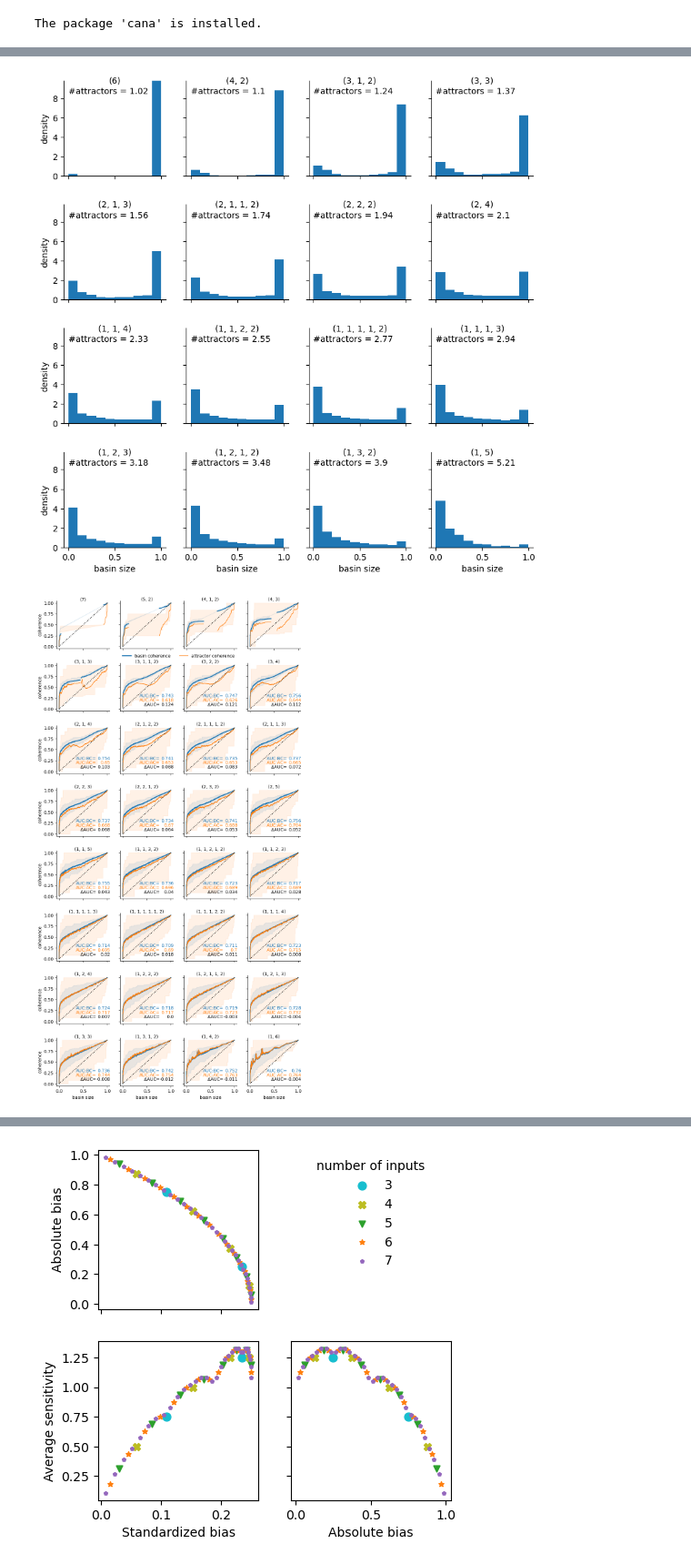
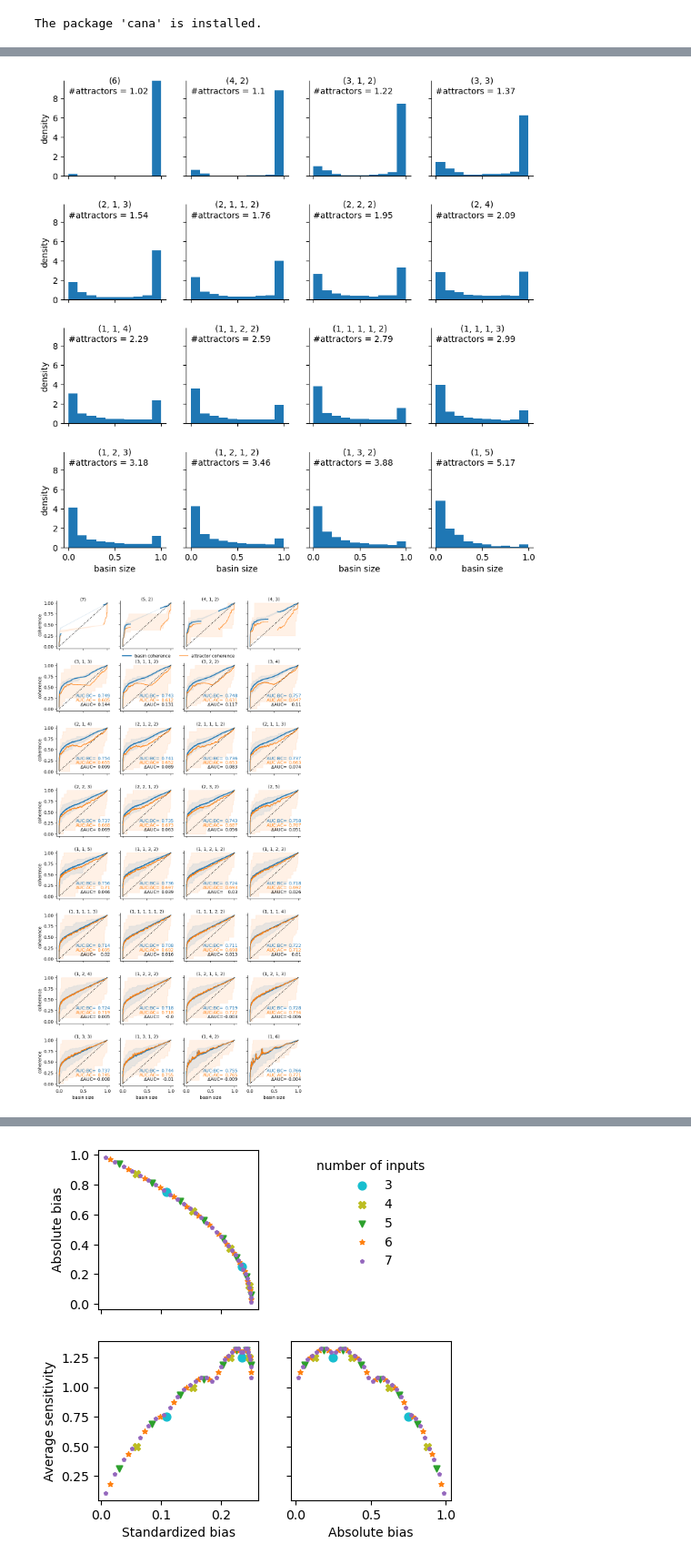
Before and after one commit to ckadelka/AttractorCoherence, a Jupyter notebook: analyze_data.ipynb, the cells around one changed output, grey strips where cells are left out. Shown at 91% size. Cells and saved outputs as stored; diff of their text form; code cells hidden in the pictures.

```diff
--- a/analyze_data.ipynb
+++ b/analyze_data.ipynb
@@ -72,6 +73,23 @@ def get_auc(x,y,n_points):
         distances_to_x_value = np.abs(x_sorted - x_value)
         y_equidistant.append( np.mean(y_sorted[distances_to_x_value == min(distances_to_x_value)]) )
     return np.mean(y_equidistant)
+
+
+# Alternate AUC function
+def get_auc(x,y,n_points):
+    assert len(x)==len(y),'x and y need to be of same length'
+    indices = np.argsort(x)
+    x_sorted = np.sort(x)
+    y_sorted = np.array(y)[indices]
+    x_equidistant = np.linspace(x_sorted[0],x_sorted[-1],n_points)
+    y_mean = []
+    for i in range(len(x_equidistant)-1):
+        mask = (x_sorted >= x_equidistant[i]) & (x_sorted < x_equidistant[i+1])
+        if np.any(mask):
+            y_mean.append(np.mean(y_sorted[mask]))
+        else:
+            y_mean.append(0)  # or np.nan, depending on how you want to handle empty bins
+    return np.mean(y_mean)
 # %%
 num_simulations = 10000
 N = 12
@@ -259,6 +277,7 @@ Effective degree         1.554760
 num_simulations = 10000
 N = 12
 ns = [3,4,5,6,7]
+
 attractor_coherencess = []
 attractor_lengthss = []
 basin_coherencess = []
@@ -275,13 +294,14 @@ for i,n in enumerate(ns):
     for w in range(1,2**(n-1),2):
         layer_structure = boolforge.get_layer_structure_of_an_NCF_given_its_Hamming_weight(n,w)[-1]
         layer_structuress[-1].append(layer_structure)
-        filename = f'data/effdeg_frozen_layeredcanBN_{N}_{n}_{layer_structure}_{num_simulations}.pkl'
+        filename = f'data/layeredcanBN_{N}_{n}_{layer_structure}_{num_simulations}.pkl'
         with open(filename, 'rb') as f:
             data = pickle.load(f)
 
-            attractor_coherencess[-1].append( np.array([entry for matrix in data['all_attractor_markov_matrix'] for entry in (matrix.diagonal() if len(matrix)>1 else matrix)]) )
+
+            attractor_coherencess[-1].append( np.array([entry for sub_list in data['all_attractor_coherences'] for entry in sub_list]) )
             attractor_lengthss[-1].append( np.array([len(entry) for sub_list in data['all_attractors'] for entry in sub_list]) )
-            basin_coherencess[-1].append( np.array([entry for sub_list in data['all_basin_coherence'] for entry in sub_list]) )
+            basin_coherencess[-1].append( np.array([entry for sub_list in data['all_basin_coherences'] for entry in sub_list]) )
             basin_sizess[-1].append( np.array([entry for sub_list in data['all_basin_sizes'] for entry in sub_list]) )
             #frozen_core_coherencess[-1].append( np.array([entry[-1] for sub_list in data['all_frozen_core_coherence'] for entry in sub_list]) )
 
@@ -291,11 +311,11 @@ for i,n in enumerate(ns):
 mean_attractor_coherencess = ([[np.mean(attractor_coherencess[i][j]) for j,layer_structure in enumerate(layer_structuress[i])] for i,n in enumerate(ns)])
 mean_basin_coherencess = ([[np.mean(basin_coherencess[i][j]) for j,layer_structure in enumerate(layer_structuress[i])] for i,n in enumerate(ns)])
 
-n_points = 1000
+n_points = 100
 auc_attractor_coherencess = ([[get_auc(basin_sizess[i][j],attractor_coherencess[i][j],n_points) for j,layer_structure in enumerate(layer_structuress[i])] for i,n in enumerate(ns)])
 auc_basin_coherencess = ([[get_auc(basin_sizess[i][j],basin_coherencess[i][j],n_points) for j,layer_structure in enumerate(layer_structuress[i])] for i,n in enumerate(ns)])
 
-max_gap_sizess = ([[max(np.sort(basin_sizess[i][j]/2**N)[1:]-np.sort(basin_sizess[i][j]/2**N)[:-1]) for j,layer_structure in enumerate(layer_structuress[i])] for i,n in enumerate(ns)])
+max_gap_sizess = ([[max(np.sort(basin_sizess[i][j])[1:]-np.sort(basin_sizess[i][j])[:-1]) for j,layer_structure in enumerate(layer_structuress[i])] for i,n in enumerate(ns)])
 
 max_length = 8
 avg_n_attractors = ([[len(basin_sizess[i][j])/num_simulations for j,layer_structure in enumerate(layer_structuress[i])] for i,n in enumerate(ns)])
@@ -316,28 +336,28 @@ for n in ns:
     for i in range(nrow):
         for j in range(ncol):
             idx = (i,j) if nrow>1 else j
-            difference_basin_sizes =np.sort(basin_sizess[index_n][ncol*i+j]/2**N)[1:]-np.sort(basin_sizess[index_n][ncol*i+j]/2**N)[:-1]
+            difference_basin_sizes =np.sort(basin_sizess[index_n][ncol*i+j])[1:]-np.sort(basin_sizess[index_n][ncol*i+j])[:-1]
             gap_size = max(difference_basin_sizes)
             ax[idx].spines[['right', 'top']].set_visible(False)
             indices = np.argsort(basin_sizess[index_n][ncol*i+j])
             if gap_size > max_gap_size:
                 index_gap = np.argmax(difference_basin_sizes)+1
             if gap_size > max_gap_size:
-                ax[idx].plot(basin_sizess[index_n][ncol*i+j][indices[:index_gap]]/2**N,rolling_mean(basin_coherencess[index_n][ncol*i+j][indices[:index_gap]],window_size),color=cmap(0),label='basin coherence',lw=2)
-                ax[idx].plot(basin_sizess[index_n][ncol*i+j][indices[:index_gap]]/2**N,rolling_mean(attractor_coherencess[index_n][ncol*i+j][indices[:index_gap]],window_size),color=cmap(1),label='attractor coherence',lw=1)
-                ax[idx].plot(basin_sizess[index_n][ncol*i+j][indices[index_gap:]]/2**N,rolling_mean(basin_coherencess[index_n][ncol*i+j][indices[index_gap:]],window_size),color=cmap(0),lw=2)
-                ax[idx].plot(basin_sizess[index_n][ncol*i+j][indices[index_gap:]]/2**N,rolling_mean(attractor_coherencess[index_n][ncol*i+j][indices[index_gap:]],window_size),color=cmap(1),lw=1)
+                ax[idx].plot(basin_sizess[index_n][ncol*i+j][indices[:index_gap]],rolling_mean(basin_coherencess[index_n][ncol*i+j][indices[:index_gap]],window_size),color=cmap(0),label='basin coherence',lw=2)
+                ax[idx].plot(basin_sizess[index_n][ncol*i+j][indices[:index_gap]],rolling_mean(attractor_coherencess[index_n][ncol*i+j][indices[:index_gap]],window_size),color=cmap(1),label='attractor coherence',lw=1)
+                ax[idx].plot(basin_sizess[index_n][ncol*i+j][indices[index_gap:]],rolling_mean(basin_coherencess[index_n][ncol*i+j][indices[index_gap:]],window_size),color=cmap(0),lw=2)
+                ax[idx].plot(basin_sizess[index_n][ncol*i+j][indices[index_gap:]],rolling_mean(attractor_coherencess[index_n][ncol*i+j][indices[index_gap:]],window_size),color=cmap(1),lw=1)
             else:
-                ax[idx].plot(basin_sizess[index_n][ncol*i+j][indices]/2**N,0.5*np.array(rolling_mean(basin_coherencess[index_n][ncol*i+j][indices],window_size)) + 0.5*np.array(rolling_mean(basin_coherencess[index_n][ncol*i+j][indices][::-1],window_size)[::-1]),color=cmap(0),label='basin coherence',lw=2)
-                ax[idx].plot(basin_sizess[index_n][ncol*i+j][indices]/2**N,0.5*np.array(rolling_mean(attractor_coherencess[index_n][ncol*i+j][indices],window_size)) + 0.5*np.array(rolling_mean(attractor_coherencess[index_n][ncol*i+j][indices][::-1],window_size)[::-1]),color=cmap(1),label='attractor coherence',lw=1)
+                ax[idx].plot(basin_sizess[index_n][ncol*i+j][indices],0.5*np.array(rolling_mean(basin_coherencess[index_n][ncol*i+j][indices],window_size)) + 0.5*np.array(rolling_mean(basin_coherencess[index_n][ncol*i+j][indices][::-1],window_size)[::-1]),color=cmap(0),label='basin coherence',lw=2)
+                ax[idx].plot(basin_sizess[index_n][ncol*i+j][indices],0.5*np.array(rolling_mean(attractor_coherencess[index_n][ncol*i+j][indices],window_size)) + 0.5*np.array(rolling_mean(attractor_coherencess[index_n][ncol*i+j][indices][::-1],window_size)[::-1]),color=cmap(1),label='attractor coherence',lw=1)
             if OPTION=='lines':
-                ax[idx].plot(basin_sizess[index_n][ncol*i+j][indices]/2**N,running_max(basin_coherencess[index_n][ncol*i+j][indices]),color=cmap(0),ls=':',lw=1)
-                ax[idx].plot(basin_sizess[index_n][ncol*i+j][indices]/2**N,running_min(basin_coherencess[index_n][ncol*i+j][indices]),color=cmap(0),ls=':',lw=1)
-                ax[idx].plot(basin_sizess[index_n][ncol*i+j][indices]/2**N,running_max(attractor_coherencess[index_n][ncol*i+j][indices]),color=cmap(1),ls=':',lw=1)
-                ax[idx].plot(basin_sizess[index_n][ncol*i+j][indices]/2**N,running_min(attractor_coherencess[index_n][ncol*i+j][indices]),color=cmap(1),ls=':',lw=1)
+                ax[idx].plot(basin_sizess[index_n][ncol*i+j][indices],running_max(basin_coherencess[index_n][ncol*i+j][indices]),color=cmap(0),ls=':',lw=1)
+                ax[idx].plot(basin_sizess[index_n][ncol*i+j][indices],running_min(basin_coherencess[index_n][ncol*i+j][indices]),color=cmap(0),ls=':',lw=1)
+                ax[idx].plot(basin_sizess[index_n][ncol*i+j][indices],running_max(attractor_coherencess[index_n][ncol*i+j][indices]),color=cmap(1),ls=':',lw=1)
+                ax[idx].plot(basin_sizess[index_n][ncol*i+j][indices],running_min(attractor_coherencess[index_n][ncol*i+j][indices]),color=cmap(1),ls=':',lw=1)
             elif OPTION=='area':
-                ax[idx].fill_between(basin_sizess[index_n][ncol*i+j][indices]/2**N,running_min(attractor_coherencess[index_n][ncol*i+j][indices]),running_max(attractor_coherencess[index_n][ncol*i+j][indices]),color=cmap(1),alpha=0.1)
-                ax[idx].fill_between(basin_sizess[index_n][ncol*i+j][indices]/2**N,running_min(basin_coherencess[index_n][ncol*i+j][indices]),running_max(basin_coherencess[index_n][ncol*i+j][indices]),color=cmap(0),alpha=0.1)
+                ax[idx].fill_between(basin_sizess[index_n][ncol*i+j][indices],running_min(attractor_coherencess[index_n][ncol*i+j][indices]),running_max(attractor_coherencess[index_n][ncol*i+j][indices]),color=cmap(1),alpha=0.1)
+                ax[idx].fill_between(basin_sizess[index_n][ncol*i+j][indices],running_min(basin_coherencess[index_n][ncol*i+j][indices]),running_max(basin_coherencess[index_n][ncol*i+j][indices]),color=cmap(0),alpha=0.1)
 
             ax[idx].plot([0,1],[0,1],'k:')
 
@@ -368,7 +388,7 @@ for n in ns:
         for j in range(ncol):
             idx = (i,j) if nrow>1 else j
             ax[idx].spines[['right', 'top']].set_visible(False)
-            values = ax[idx].hist(basin_sizess[index_n][ncol*i+j]/2**N,density=True,range=(0,1))[0]
+            values = ax[idx].hist(basin_sizess[index_n][ncol*i+j],density=True,range=(0,1))[0]
             if max_value<max(values):
                 max_value = max(values)
             if i==nrow-1:
@@ -384,7 +404,7 @@ for n in ns:
             ax[idx].text(0,max_value*0.84,'#attractors = '+str(round(avg_n_attractors[index_n][ncol*i+j],2)),ha='left',va='bottom')
 
     plt.subplots_adjust(hspace=0.3)
-    plt.savefig(os.path.join(img_dir, f'basinsize_distribution_randomlayers_degree{n}_{N}_{num_simulations}.pdf'),bbox_inches='tight')
+    # plt.savefig(os.path.join(img_dir, f'basinsize_distribution_randomlayers_degree{n}_{N}_{num_simulations}.pdf'),bbox_inches='tight')
 # %% [output]
 3 0 0
 4 0 1
@@ -401,2 +421,2 @@ for n in ns:
-[figure, old version]
+[figure, new version]
-[figure, old version]
+[figure, new version]
```
Also changed, not shown: parts of 8 cells of this notebook, 2 other files.
